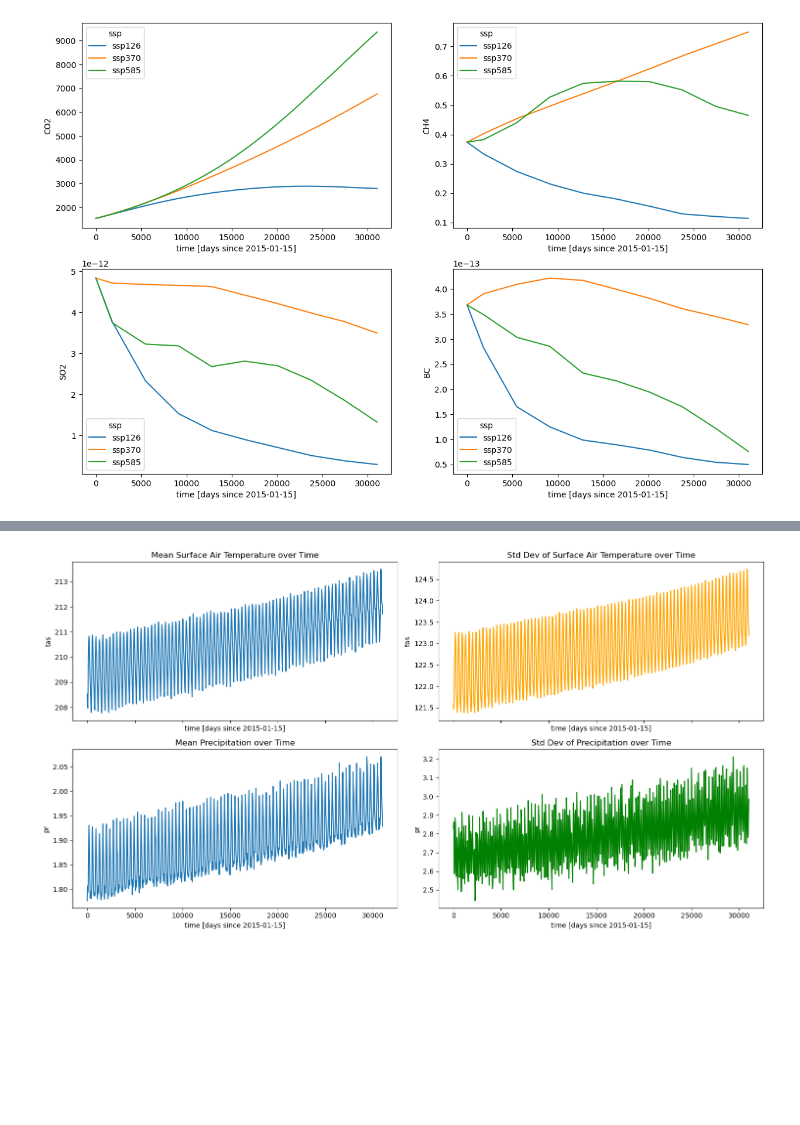
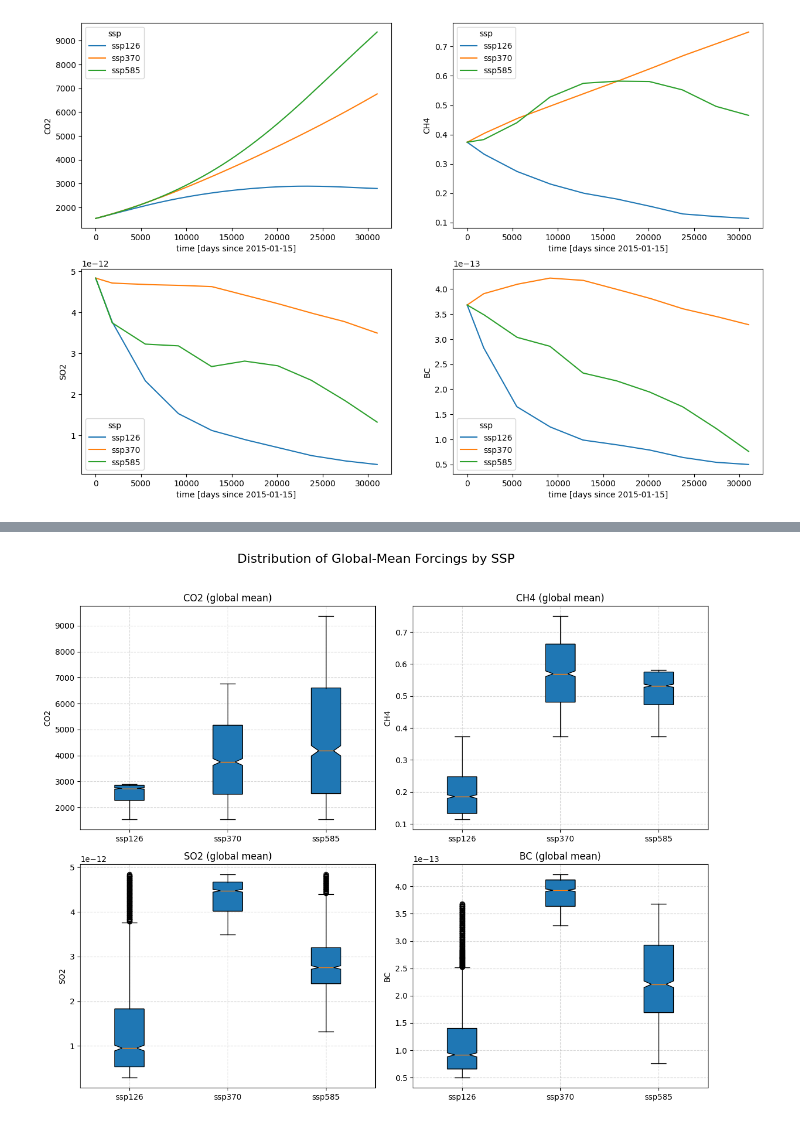
Before and after one commit to rahuljones/cse151b-spring2025-competition, a Jupyter notebook: notebooks/data-exploration-basic.ipynb, the cells around one changed output, grey strips where cells are left out. Cells and saved outputs as stored; diff of their text form; code cells hidden in the pictures; blank space fills up the shorter version.

```diff
--- a/notebooks/data-exploration-basic.ipynb
+++ b/notebooks/data-exploration-basic.ipynb
@@ -74,8 +134,4 @@ global_mean_data = data.sel(ssp=["ssp126", "ssp370", "ssp585"]).mean(dim=["x", "
 fig, ax = plt.subplots(1, 2, figsize=(15, 5))
 global_mean_data.tas.plot(label="Temperature", ax=ax[0], hue="ssp")
 global_mean_data.pr.plot(label="Precipitation", ax=ax[1], hue="ssp")# Plot the time series of global mean temperature and precipitation
-global_std_data = data.sel(ssp=["ssp126"]).std(dim=["x", "y", "member_id"])  # also average over all ensemble members
-fig, ax = plt.subplots(1, 2, figsize=(15, 5))
-global_std_data.tas.plot(label="Temperature", ax=ax[0], hue="ssp")
-global_std_data.pr.plot(label="Precipitation", ax=ax[1], hue="ssp")# Plot the time series of global mean temperature and precipitation
 # %% [output]
@@ -140,21 +154,35 @@ pr_std = pr_flat.std(dim="features")
-# %%
-import matplotlib.pyplot as plt
-
-fig, axs = plt.subplots(2, 2, figsize=(15, 8), sharex=True)
-
-# Temperature
-tas_mean.plot(ax=axs[0, 0], label="Mean Temperature")
-axs[0, 0].set_title("Mean Surface Air Temperature over Time")
-tas_std.plot(ax=axs[0, 1], label="Std Temperature", color="orange")
-axs[0, 1].set_title("Std Dev of Surface Air Temperature over Time")
-
-# Precipitation
-pr_mean.plot(ax=axs[1, 0], label="Mean Precipitation")
-axs[1, 0].set_title("Mean Precipitation over Time")
-pr_std.plot(ax=axs[1, 1], label="Std Precipitation", color="green")
-axs[1, 1].set_title("Std Dev of Precipitation over Time")
-
-plt.tight_layout()
-plt.show()
-# %% [output]
-[figure, removed]
+# %%
+import matplotlib.pyplot as plt
+
+# recompute global_mean_data if needed
+global_mean_data = (
+    data
+    .sel(ssp=["ssp126","ssp370","ssp585"])
+    .mean(dim=["longitude","latitude","member_id"])
+)
+
+vars_to_plot = ["CO2", "CH4", "SO2", "BC"]
+scenarios   = global_mean_data.ssp.values
+
+fig, axes = plt.subplots(2, 2, figsize=(12, 10))
+axes = axes.flatten()
+
+for ax, var in zip(axes, vars_to_plot):
+    # gather the time series for each scenario into a list
+    series = [global_mean_data[var].sel(ssp=ssp).values
+              for ssp in scenarios]
+    # make the boxplot
+    ax.boxplot(series, labels=scenarios, notch=True, patch_artist=True)
+    ax.set_title(f"{var} (global mean)")
+    ax.set_ylabel(var)
+    ax.grid(True, linestyle="--", alpha=0.5)
+
+# hide any unused subplot (if you had fewer than 4 variables)
+for ax in axes[len(vars_to_plot):]:
+    ax.axis("off")
+
+plt.suptitle("Distribution of Global‐Mean Forcings by SSP", fontsize=16)
+plt.tight_layout(rect=[0, 0, 1, 0.96])
+plt.show()
+# %% [output]
+[figure, added]
```
Also changed, not shown: parts of 24 cells of this notebook, 1 other file.
